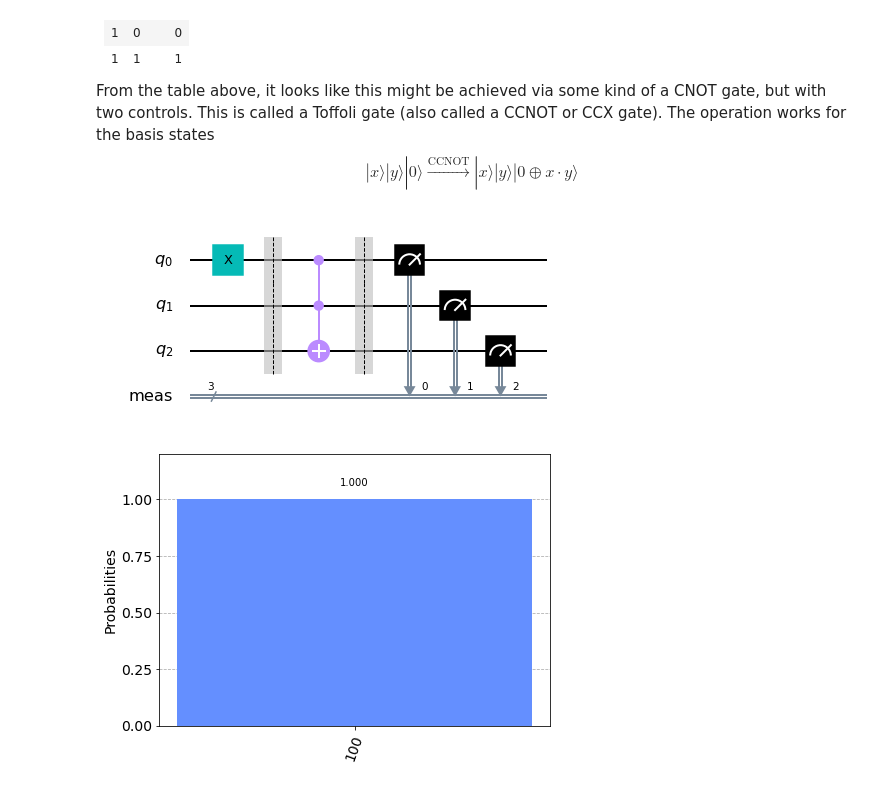
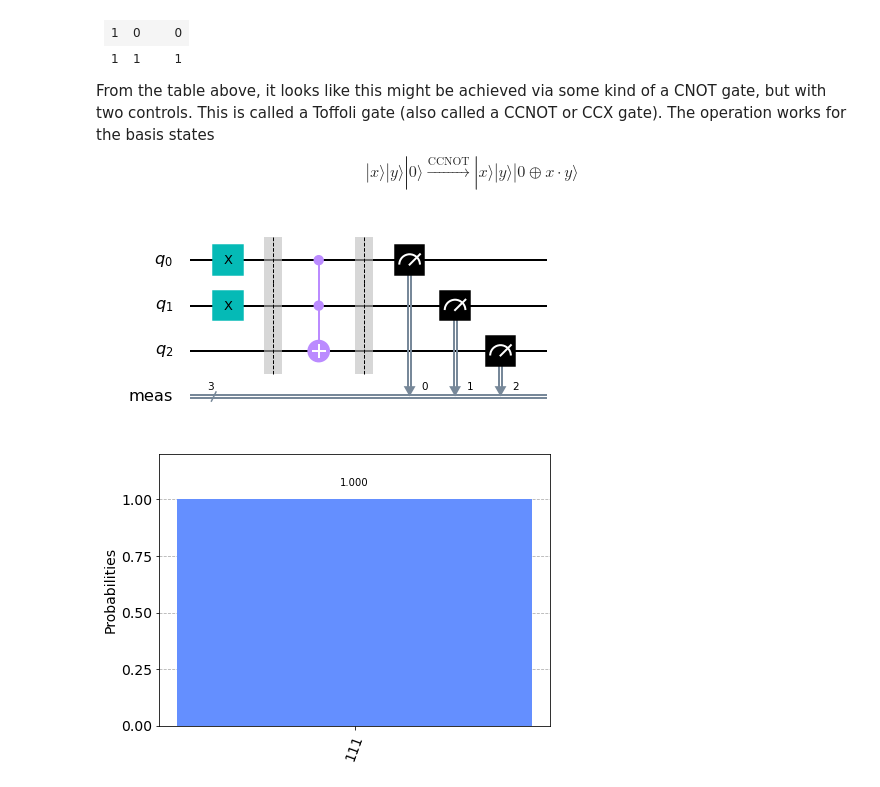
Before and after one commit to gitkarma/quantum-computing-course, a Jupyter notebook: notebooks/quantum_circuits.ipynb, the cells around one changed output. Drawn from its saved outputs; the diff is of its cells as text; code cells hidden in the pictures.

```diff
--- a/notebooks/quantum_circuits.ipynb
+++ b/notebooks/quantum_circuits.ipynb
@@ -80,14 +80,15 @@ $$|x\rangle |y\rangle |0\rangle \xrightarrow{\text{CCNOT}} |x\rangle |y\rangle |
 # %%
 qc3 = QuantumCircuit(3)
 # State Preparation
 qc3.x(0)
+qc3.x(1)
 qc3.barrier()
 # Perform q_0 XOR 0
 qc3.ccx(0,1,2)
 qc3.measure_all()
 qc3.draw(output='mpl')
 # %% [output]
-[figure, old version]
+[figure, new version]
 # %%
 job3 = execute(qc3.reverse_bits(), backend=QasmSimulator(), shots=1024)
 plot_histogram(job3.result().get_counts())
```
Also changed, not shown: parts of 3 cells of this notebook, 2 other files.
